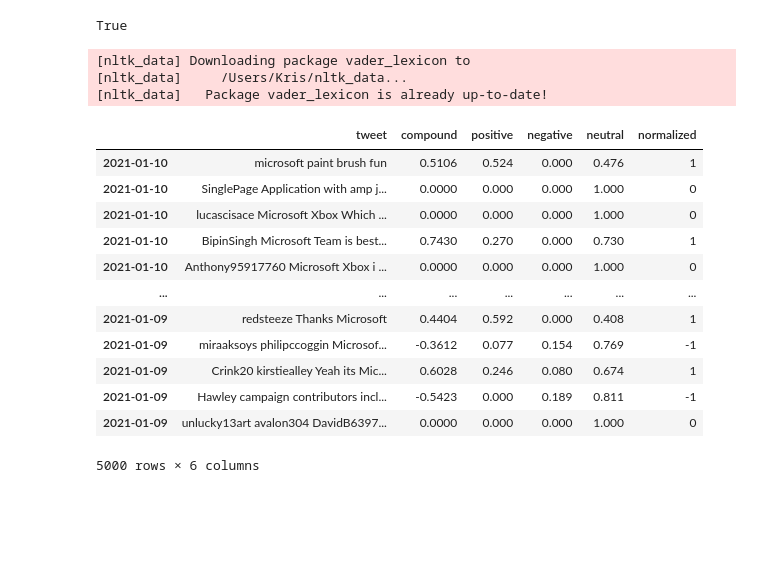
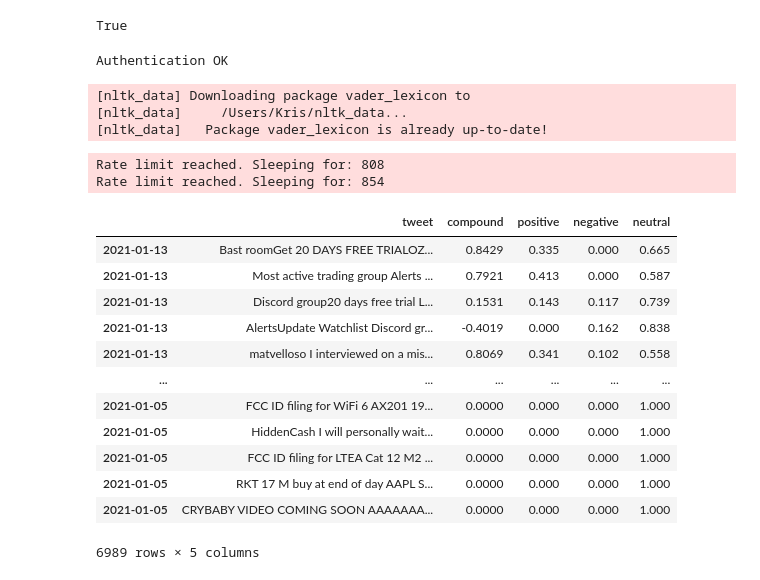
Before and after one commit to albertlk/4A_Trading, a Jupyter notebook: twitter.ipynb, the cells around one changed output. Saved outputs shown, nothing was run; the diff lists cells and outputs as text; code cells hidden in the pictures; blank space fills up the shorter version.

```diff
--- a/twitter.ipynb
+++ b/twitter.ipynb
@@ -37,7 +37,16 @@ alpaca_api = tradeapi.REST(alpaca_api_key, alpaca_secret_key, api_version='v2')
 # authentication for twitter
 auth = tw.OAuthHandler(consumer_key, consumer_secret)
 auth.set_access_token(access_token, access_token_secret)
-twitter_api = tw.API(auth, wait_on_rate_limit=True)
+twitter_api = tw.API(auth, wait_on_rate_limit=True, wait_on_rate_limit_notify=True)
+
+# test authentication
+try:
+    twitter_api.verify_credentials()
+    print("Authentication OK")
+except:
+    print("Error during authentication")
+# %% [output]
+Authentication OK
 # %%
 # Download/Update the VADER Lexicon
 nltk.download('vader_lexicon')
@@ -225,28 +183,30 @@ def twitter_sentiment(search_words, date_since, items):
     return df
 # %%
 # tweepy variables
-search_words = "microsoft"
+search_words = "msft"
 date_since = "2020-12-01"
-items = 5000
+items = 10000
 
 # call the twitter sentiment function and return a dataframe
 twitter_df = twitter_sentiment(search_words, date_since, items)
 twitter_df.index = twitter_df.index.date
 twitter_df
 # %% [output]
+Rate limit reached. Sleeping for: 808
+Rate limit reached. Sleeping for: 854
-|  | tweet | compound | positive | negative | neutral | normalized |
-| 2021-01-10 | microsoft paint brush fun | 0.5106 | 0.524 | 0.000 | 0.476 | 1 |
-| 2021-01-10 | SinglePage Application with amp j... | 0.0000 | 0.000 | 0.000 | 1.000 | 0 |
-| 2021-01-10 | lucascisace Microsoft Xbox Which ... | 0.0000 | 0.000 | 0.000 | 1.000 | 0 |
-| 2021-01-10 | BipinSingh Microsoft Team is best... | 0.7430 | 0.270 | 0.000 | 0.730 | 1 |
-| 2021-01-10 | Anthony95917760 Microsoft Xbox i ... | 0.0000 | 0.000 | 0.000 | 1.000 | 0 |
-| ... | ... | ... | ... | ... | ... | ... |
-| 2021-01-09 | redsteeze Thanks Microsoft | 0.4404 | 0.592 | 0.000 | 0.408 | 1 |
-| 2021-01-09 | miraaksoys philipccoggin Microsof... | -0.3612 | 0.077 | 0.154 | 0.769 | -1 |
-| 2021-01-09 | Crink20 kirstiealley Yeah its Mic... | 0.6028 | 0.246 | 0.080 | 0.674 | 1 |
-| 2021-01-09 | Hawley campaign contributors incl... | -0.5423 | 0.000 | 0.189 | 0.811 | -1 |
-| 2021-01-09 | unlucky13art avalon304 DavidB6397... | 0.0000 | 0.000 | 0.000 | 1.000 | 0 |
+|  | tweet | compound | positive | negative | neutral |
+| 2021-01-13 | Bast roomGet 20 DAYS FREE TRIALOZ... | 0.8429 | 0.335 | 0.000 | 0.665 |
+| 2021-01-13 | Most active trading group Alerts ... | 0.7921 | 0.413 | 0.000 | 0.587 |
+| 2021-01-13 | Discord group20 days free trial L... | 0.1531 | 0.143 | 0.117 | 0.739 |
+| 2021-01-13 | AlertsUpdate Watchlist Discord gr... | -0.4019 | 0.000 | 0.162 | 0.838 |
+| 2021-01-13 | matvelloso I interviewed on a mis... | 0.8069 | 0.341 | 0.102 | 0.558 |
+| ... | ... | ... | ... | ... | ... |
+| 2021-01-05 | FCC ID filing for WiFi 6 AX201 19... | 0.0000 | 0.000 | 0.000 | 1.000 |
+| 2021-01-05 | HiddenCash I will personally wait... | 0.0000 | 0.000 | 0.000 | 1.000 |
+| 2021-01-05 | FCC ID filing for LTEA Cat 12 M2 ... | 0.0000 | 0.000 | 0.000 | 1.000 |
+| 2021-01-05 | RKT 17 M buy at end of day AAPL S... | 0.0000 | 0.000 | 0.000 | 1.000 |
+| 2021-01-05 | CRYBABY VIDEO COMING SOON AAAAAAA... | 0.0000 | 0.000 | 0.000 | 1.000 |
-5000 rows × 6 columns
+6989 rows × 5 columns
 # %%
 # Get descriptive stats from the DataFrame
 twitter_df.describe()
```
Also changed, not shown: parts of 9 cells of this notebook.
